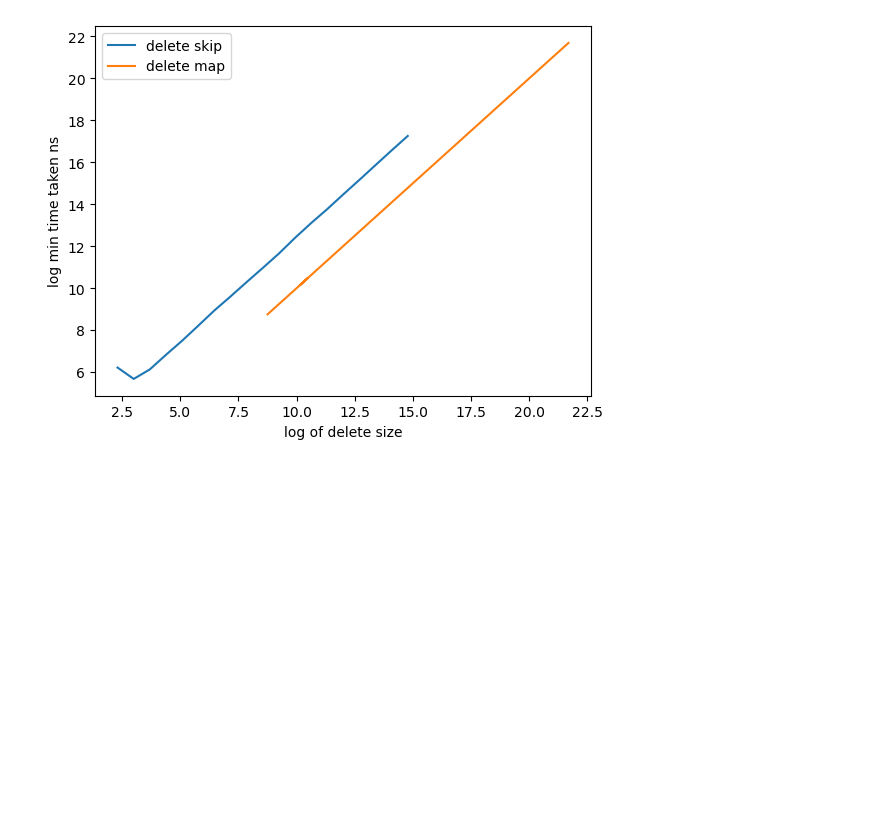
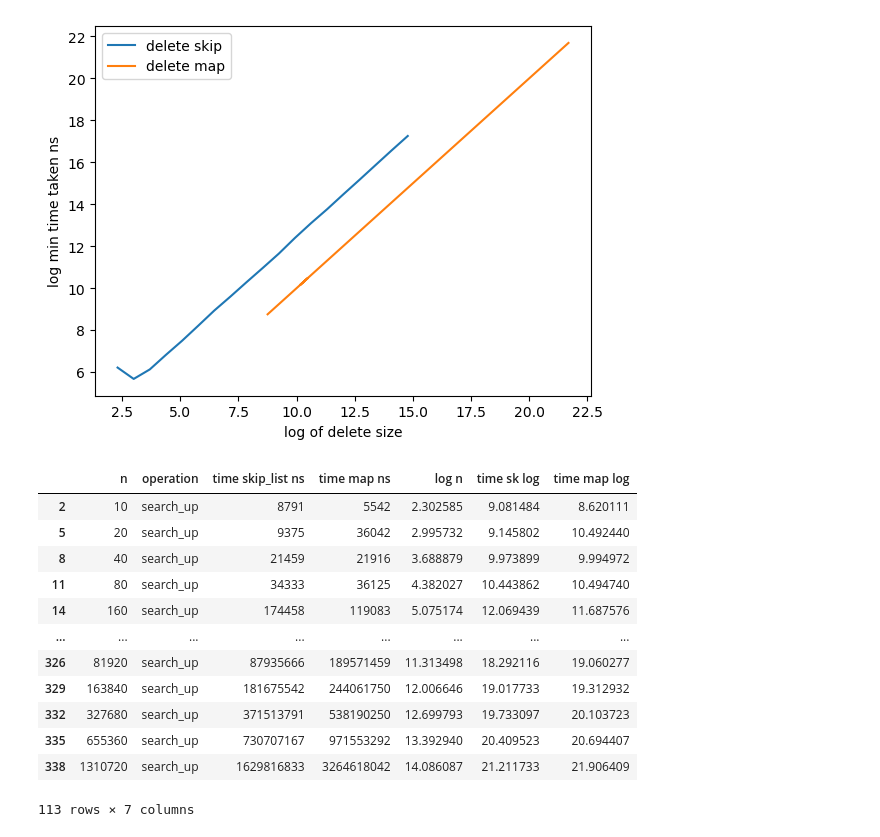
Before and after one commit to shin-fued/APAL_SKIPLIST, a Jupyter notebook: analysis_skip_list.ipynb, the cells around one changed output. Drawn from its saved outputs; the diff is of its cells as text; code cells hidden in the pictures; blank space fills up the shorter version.

```diff
--- a/analysis_skip_list.ipynb
+++ b/analysis_skip_list.ipynb
@@ -89,0 +97,16 @@ plt.legend()
+# %%
+sea_up
+# %% [output]
+|  | n | operation | time skip_list ns | time map ns | log n | time sk log | time map log |
+| 2 | 10 | search_up | 8791 | 5542 | 2.302585 | 9.081484 | 8.620111 |
+| 5 | 20 | search_up | 9375 | 36042 | 2.995732 | 9.145802 | 10.492440 |
+| 8 | 40 | search_up | 21459 | 21916 | 3.688879 | 9.973899 | 9.994972 |
+| 11 | 80 | search_up | 34333 | 36125 | 4.382027 | 10.443862 | 10.494740 |
+| 14 | 160 | search_up | 174458 | 119083 | 5.075174 | 12.069439 | 11.687576 |
+| ... | ... | ... | ... | ... | ... | ... | ... |
+| 326 | 81920 | search_up | 87935666 | 189571459 | 11.313498 | 18.292116 | 19.060277 |
+| 329 | 163840 | search_up | 181675542 | 244061750 | 12.006646 | 19.017733 | 19.312932 |
+| 332 | 327680 | search_up | 371513791 | 538190250 | 12.699793 | 19.733097 | 20.103723 |
+| 335 | 655360 | search_up | 730707167 | 971553292 | 13.392940 | 20.409523 | 20.694407 |
+| 338 | 1310720 | search_up | 1629816833 | 3264618042 | 14.086087 | 21.211733 | 21.906409 |
+113 rows × 7 columns
```
Also changed, not shown: parts of 3 cells of this notebook.
